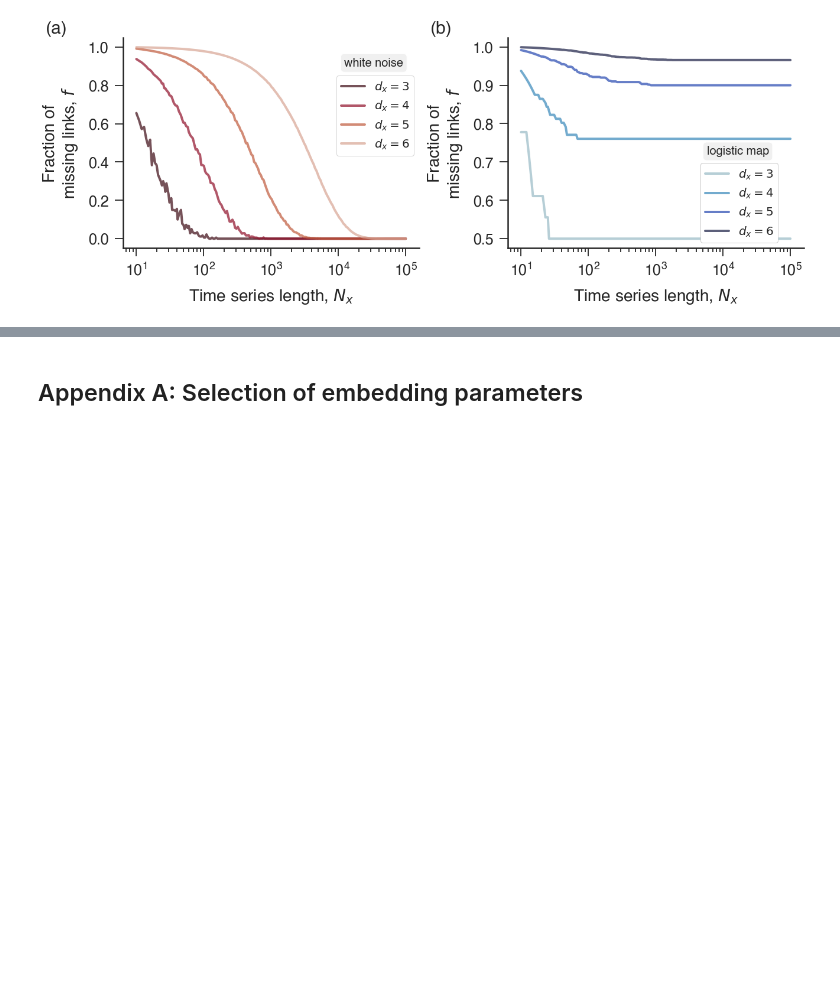
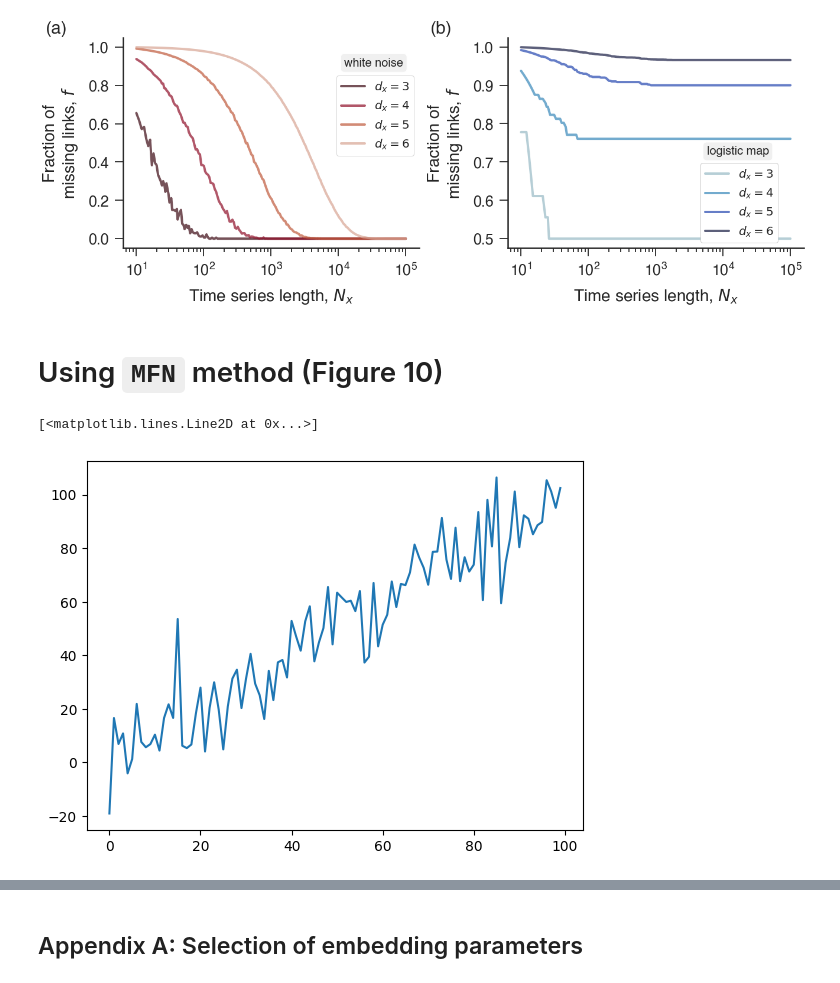
Before and after one commit to arthurpessa/ordpy, a Jupyter notebook: examples/ordpy.ipynb, the cells around one changed output, grey strips where cells are left out. Saved outputs shown, nothing was run; the diff lists cells and outputs as text; code cells hidden in the pictures; blank space fills up the shorter version.

```diff
--- a/examples/ordpy.ipynb
+++ b/examples/ordpy.ipynb
@@ -1875,3 +1877,13 @@ f.tight_layout()
 f.savefig('manuscript_figures/fig9.pdf', dpi=300, bbox_inches='tight')
 # %% [output]
 [figure]
+# %% [markdown]
+# Using `MFN` method (Figure 10)
+# %%
+## Generating a time series with trend and noise.
+time_series = np.arange(0, 100, 1)
+time_series = time_series + np.random.normal(0, 10, size=len(time_series))
+plt.plot(time_series)
+# %% [output]
+[<matplotlib.lines.Line2D at 0x...>]
+[figure, added]
```
Also changed, not shown: parts of 3 cells of this notebook, 1 other file.
